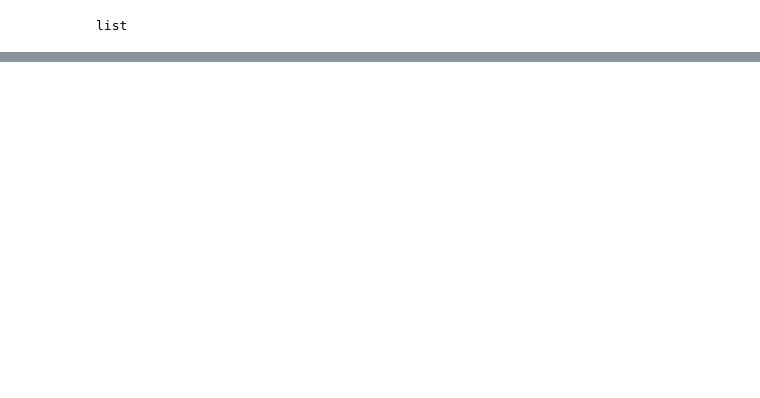
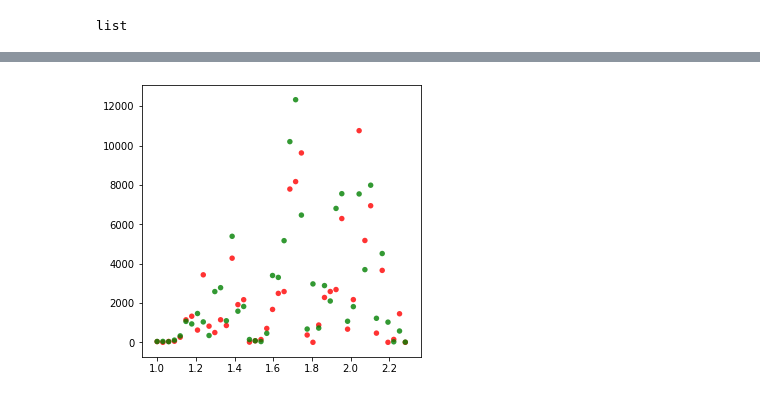
Before and after one commit to DutchDS/Project-1, a Jupyter notebook: yelp_API_review_Extractor.ipynb, the cells around one changed output, grey strips where cells are left out. Drawn from its saved outputs; the diff is of its cells as text; code cells hidden in the pictures; blank space fills up the shorter version.

```diff
--- a/yelp_API_review_Extractor.ipynb
+++ b/yelp_API_review_Extractor.ipynb
@@ -256,0 +555,34 @@ fig
+# %%
+##Scatter plot invoking the relationship between gender and average business rating
+
+
+fig01 = plt.figure(figsize=(5,5))
+ax01 = fig01.add_subplot(111)
+
+ax01_df = GVBm_df.sort_values(by = ['ABR'])
+
+x01_list = ax01_df['ABR'].astype(float).tolist()
+x01_axisMax = max(x00_list)
+x01_axisMin = min(x00_list)
+m_data = ax01_df['M_Rcount'].astype(float).tolist()
+w_data = ax01_df['W_Rcount'].astype(float).tolist()
+
+bins01 = (x01_axisMax - x01_axisMin) / len(w_data)
+x01_axis = np.arange (x01_axisMin, x01_axisMax, bins00)
+
+colors = ('red','green')
+groups = ('Man', 'Woman')
+
+#x_data = plot1_df['ZIP Income Per Capita'].astype(int)
+#Y1_data = GVBm_df['review_count'].astype(float)
+
+
+
+
+ax01.scatter(x01_axis, m_data, alpha=0.8, c='red', edgecolors='none', s=30, label = groups)
+ax01.scatter(x01_axis, w_data, alpha=0.8, c='green', edgecolors='none', s=30, label = groups)
+
+plt.show()
+#print (data1, y_axis)
+# %% [output]
+[figure, added]
```
Also changed, not shown: parts of 92 cells of this notebook, 10 other files.
